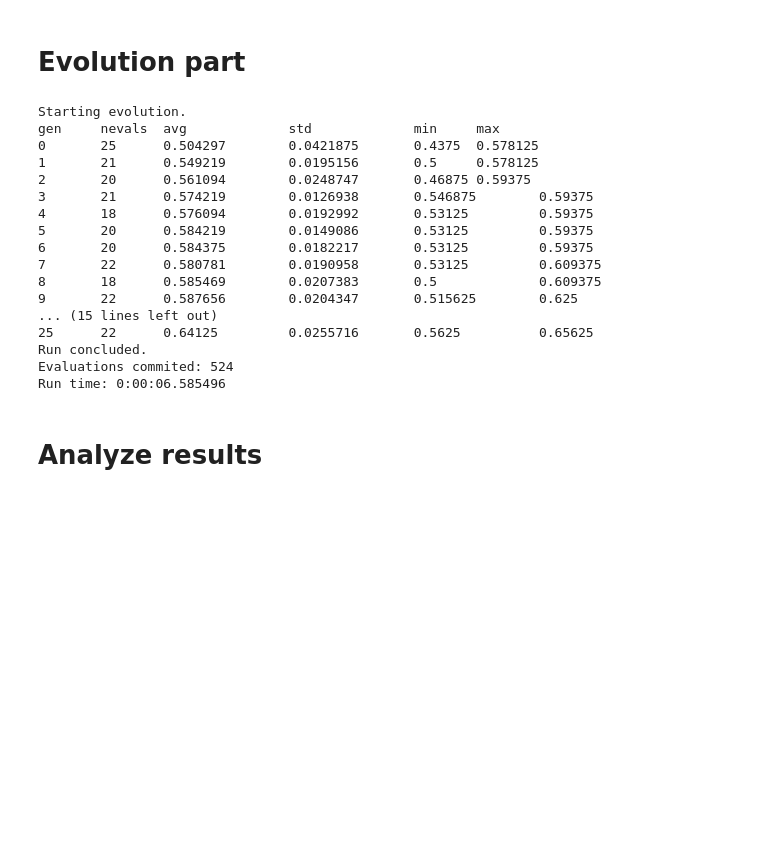
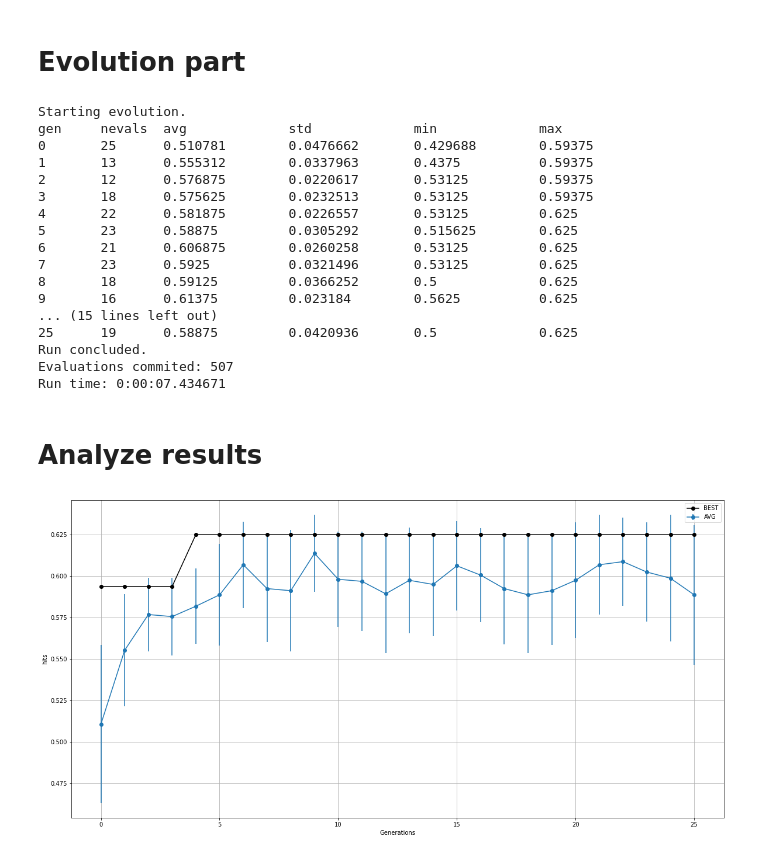
Before and after one commit to GuysBarash/Genetic-programing-with-DEAP, a Jupyter notebook: evolutionarty_GP.ipynb, the cells around one changed output. Saved outputs shown, nothing was run; the diff lists cells and outputs as text; code cells hidden in the pictures; blank space fills up the shorter version.

```diff
--- a/evolutionarty_GP.ipynb
+++ b/evolutionarty_GP.ipynb
@@ -91,6 +93,8 @@ pset.addTerminal(0)
 # %% [markdown]
 Evolution parameters
 # %%
+history = History()
+
 creator.create("FitnessMax", base.Fitness, weights=(1.0,))
 creator.create("Individual", gp.PrimitiveTree, fitness=creator.FitnessMax)
 
@@ -141,39 +158,48 @@ toolbox.register("mutate", gp.mutUniform, expr=toolbox.expr_mut, pset=pset)
 # %%
-    # random.seed(10)
-    pop = toolbox.population(n=25)
-    hof = tools.HallOfFame(1)
-    stats = tools.Statistics(lambda ind: ind.fitness.values)
-    stats.register("avg", numpy.mean)
-    stats.register("std", numpy.std)
-    stats.register("min", numpy.min)
-    stats.register("max", numpy.max)
-
-    print("Starting evolution.")
-    start_time = datetime.now()
-    algorithms.eaSimple(pop, toolbox, cxpb=0.8, mutpb=0.1, ngen=25, stats=stats, halloffame=hof)
-    duration = datetime.now() - start_time
-    print("Run concluded.")
-    print("Evaluations commited: {}".format(evaluation_counter))
-    print("Run time: {}".format(duration))
-    winner_creature = hof.items[0]
-    winner_function = individual_to_function(winner_creature)
+print("Starting evolution.")
+start_time = datetime.now()
+_, logbook = algorithms.eaSimple(pop, toolbox, cxpb=0.8, mutpb=0.1, ngen=number_of_generations, stats=stats, halloffame=hof)
+record = stats.compile(pop)
+duration = datetime.now() - start_time
+print("Run concluded.")
+print("Evaluations commited: {}".format(evaluation_counter))
+print("Run time: {}".format(duration))
+winner_creature = hof.items[0]
+winner_function = individual_to_function(winner_creature)
 # %% [output]
 Starting evolution.
-gen     nevals  avg             std             min     max
-0       25      0.504297        0.0421875       0.4375  0.578125
-1       21      0.549219        0.0195156       0.5     0.578125
-2       20      0.561094        0.0248747       0.46875 0.59375
-3       21      0.574219        0.0126938       0.546875        0.59375
-4       18      0.576094        0.0192992       0.53125         0.59375
-5       20      0.584219        0.0149086       0.53125         0.59375
-6       20      0.584375        0.0182217       0.53125         0.59375
-7       22      0.580781        0.0190958       0.53125         0.609375
-8       18      0.585469        0.0207383       0.5             0.609375
-9       22      0.587656        0.0204347       0.515625        0.625
+gen     nevals  avg             std             min             max
+0       25      0.510781        0.0476662       0.429688        0.59375
+1       13      0.555312        0.0337963       0.4375          0.59375
+2       12      0.576875        0.0220617       0.53125         0.59375
+3       18      0.575625        0.0232513       0.53125         0.59375
+4       22      0.581875        0.0226557       0.53125         0.625
+5       23      0.58875         0.0305292       0.515625        0.625
+6       21      0.606875        0.0260258       0.53125         0.625
+7       23      0.5925          0.0321496       0.53125         0.625
+8       18      0.59125         0.0366252       0.5             0.625
+9       16      0.61375         0.023184        0.5625          0.625
 ... (15 lines left out)
-25      22      0.64125         0.0255716       0.5625          0.65625
+25      19      0.58875         0.0420936       0.5             0.625
 Run concluded.
-Evaluations commited: 524
-Run time: 0:00:06.585496
+Evaluations commited: 507
+Run time: 0:00:07.434671
 # %% [markdown]
 # Analyze results
+# %%
+generations_idx = logbook.select('gen')
+generations_avg = logbook.select('avg')
+generations_std = logbook.select('std')
+generations_max = logbook.select('max')
+
+plt.figure(figsize=(20,10))
+plt.errorbar(generations_idx,generations_avg, yerr=generations_std, fmt='-o',label='AVG')
+# plt.plot(generations_idx,generations_avg, '-o',label='AVG')
+plt.plot(generations_max,'-o',label='BEST',  color='black')
+plt.grid()
+plt.legend()
+plt.xlabel('Generations')
+plt.ylabel('hits')
+_ = plt.plot()
+# %% [output]
+[figure, added]
```
Also changed, not shown: parts of 7 cells of this notebook.
